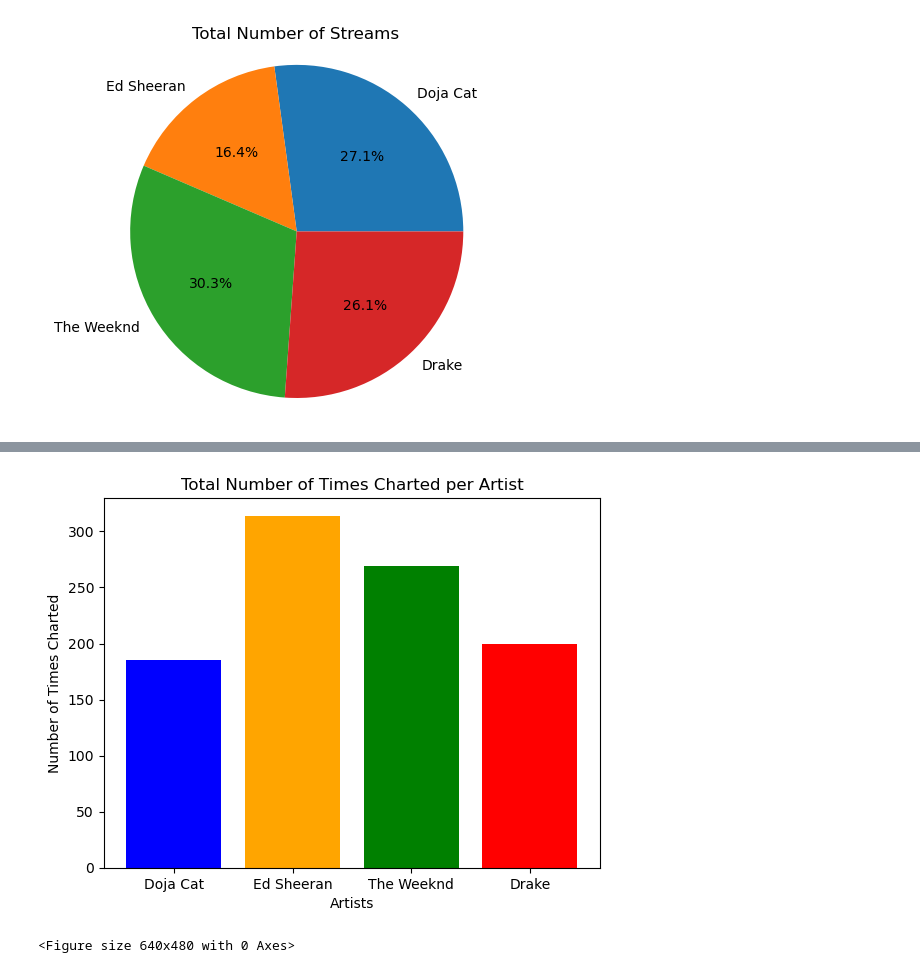
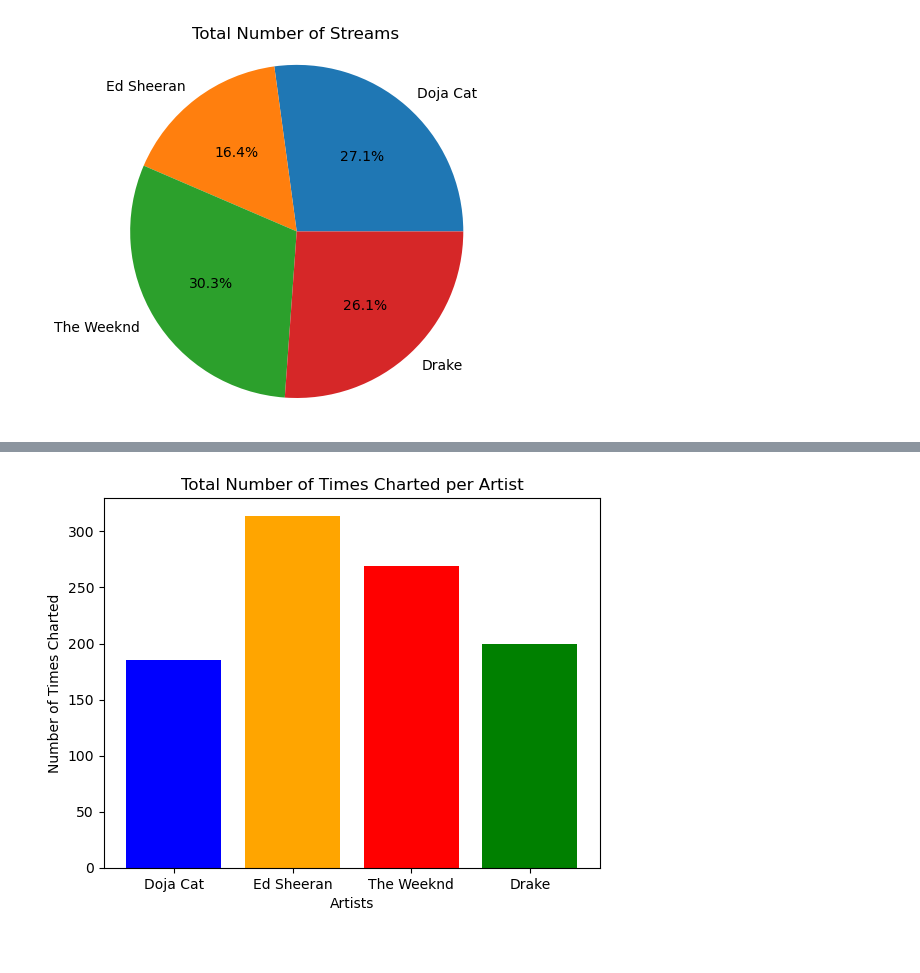
Before and after one commit to AoSxOrca/Project-1, a Jupyter notebook: project1_sewit-notebook.ipynb, the cells around one changed output, grey strips where cells are left out. Saved outputs shown, nothing was run; the diff lists cells and outputs as text; code cells hidden in the pictures.

```diff
--- a/project1_sewit-notebook.ipynb
+++ b/project1_sewit-notebook.ipynb
@@ -198,12 +198,13 @@ plt.show()
 # %%
 # create bar graph to compare total number of times charted per artists
 totaltimes_charted_byartist = [doja_times_charted, ed_sheeran_times_charted, the_weeknd_times_charted, drake_times_charted]
-plt.bar(artists, charted, color=("Blue", "Orange", "Green", "Red"))
+plt.bar(artists, charted, color=("Blue", "Orange", "Red", "Green"))
 plt.title("Total Number of Times Charted per Artist")
 plt.xlabel("Artists")
 plt.ylabel("Number of Times Charted")
+
+plt.savefig("totaltimes_charted_byartist.png")
+
 plt.show()
-plt.savefig("totaltimes_charted_byartist.png")
 # %% [output]
-[figure, old version]
+[figure, new version]
-<Figure size 640x480 with 0 Axes>
```
Also changed, not shown: parts of 1 cell of this notebook, 1 other file.
